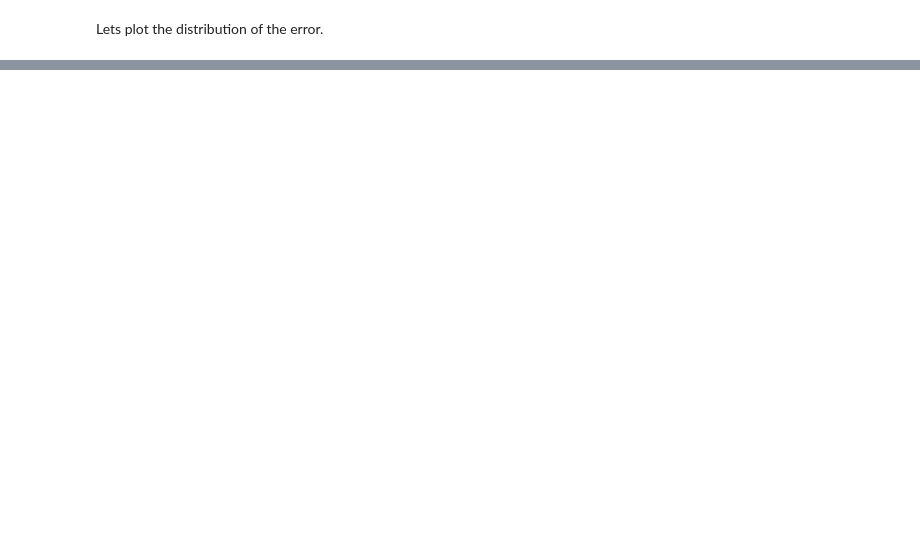
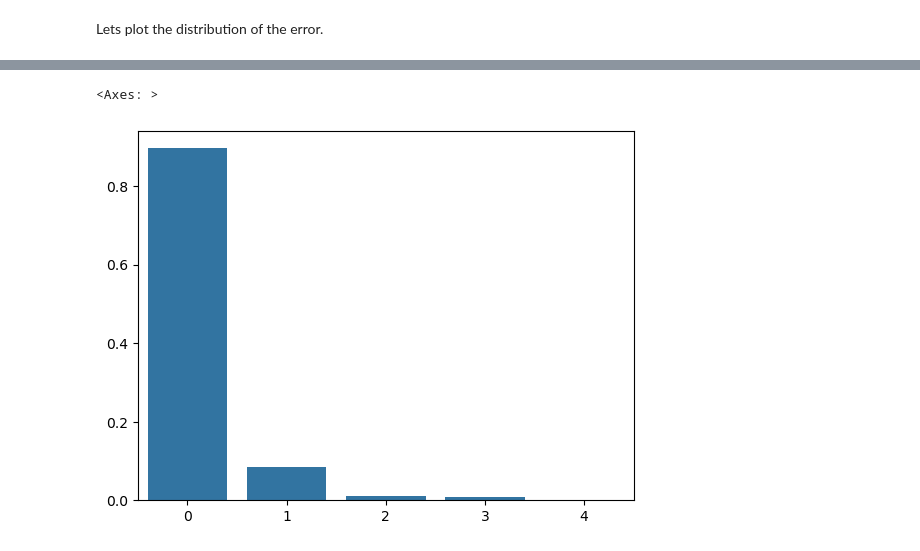
Before and after one commit to puskr99/ml-project-water-potability, a Jupyter notebook: code/water_weight.ipynb, the cells around one changed output, grey strips where cells are left out. Drawn from its saved outputs; the diff is of its cells as text; code cells hidden in the pictures; blank space fills up the shorter version.

```diff
--- a/code/water_weight.ipynb
+++ b/code/water_weight.ipynb
@@ -723,0 +765,5 @@ sns.displot(df_comparison['Error'], kde=True)
+# %%
+sns.barplot(loaded_model.feature_importances_)
+# %% [output]
+<Axes: >
+[figure, added]
```
Also changed, not shown: parts of 14 cells of this notebook, 1 other file.
